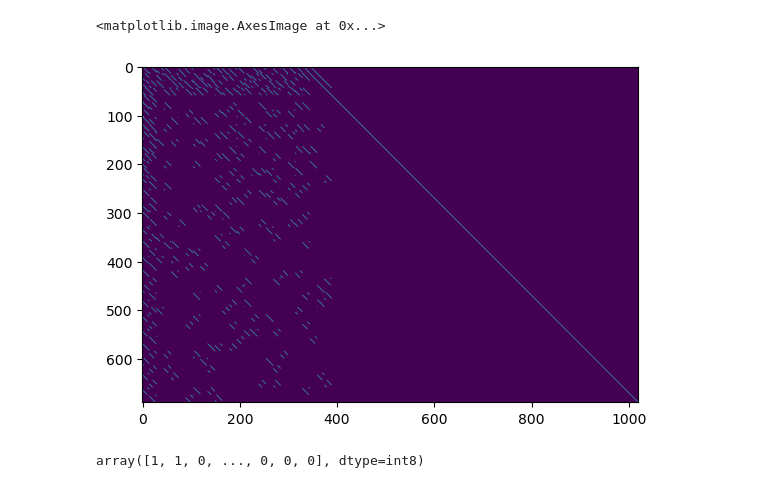
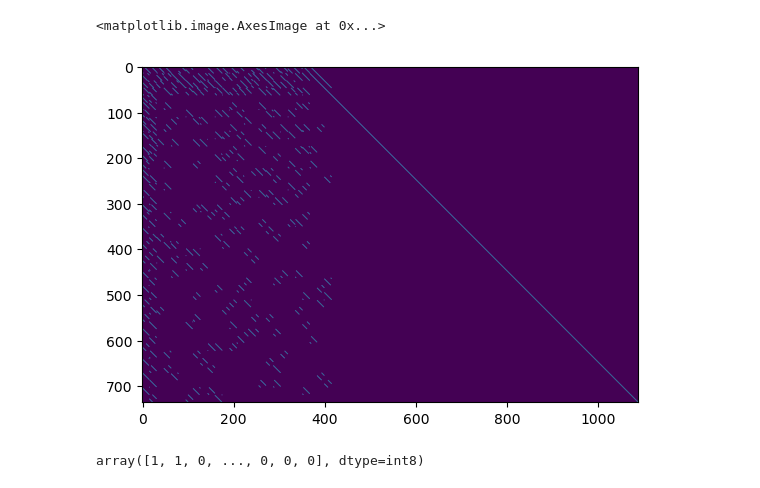
Before and after one commit to mkashani-phd/Secure_Wireless_Relay, a Jupyter notebook: LDPC.ipynb, the cells around one changed output. Cells and saved outputs as stored; diff of their text form; code cells hidden in the pictures.

```diff
--- a/LDPC.ipynb
+++ b/LDPC.ipynb
@@ -63,16 +63,10 @@ def create_5g_nr_parity_check_matrix(base_graph='BG1', Z=4):
     #    BG1 is 46 x 68 in real 5G, BG2 is 42 x 52.
     # ------------------------------------------------
 
-    if base_graph == 'BG1':
-        # Partial BG1 example (4 rows x 6 cols)
-        # Real BG1 is 46 x 68. This is just an example subset:
-        base_graph_matrix = load_base_matrix_from_text('base_matrices/NR_1_7_15.txt')
-    else:
-        # Partial BG2 example (again, not the full matrix)
-        # Real BG2 is 42 x 52.
-        base_graph_matrix = load_base_matrix_from_text('base_matrices/NR_1_1_384.txt')
 
-    R, C = base_graph_matrix.shape
+    base_graph_matrix = load_base_matrix_from_text(base_graph)
+
+
 
     # ------------------------------------------------
     # 2) Expand the base graph
@@ -104,13 +98,13 @@ def create_5g_nr_parity_check_matrix(base_graph='BG1', Z=4):
 # %%
 import matplotlib.pyplot as plt
 import commpy.channelcoding.ldpc as ldpc
 
-H = create_5g_nr_parity_check_matrix(base_graph='BG1', Z=15)*np.eye(15*68)
-ldpc.write_ldpc_params(np.array(H, dtype=np.int8), '5g_nr_ldpc_params.txt')
+H = create_5g_nr_parity_check_matrix(base_graph='base_matrices/NR_1_0_16.txt', Z=16)*np.eye(16*68)
+# ldpc.write_ldpc_params(np.array(H, dtype=np.int8), '5g_nr_ldpc_params.txt')
 plt.imshow(H)
 # %% [output]
 <matplotlib.image.AxesImage at 0x...>
-[figure, old version]
+[figure, new version]
 # %%
 
 wimax = ldpc.get_ldpc_code_params(ldpc_design_filename='5g_nr_ldpc_params.txt', compute_matrix=True)
```
Also changed, not shown: parts of 9 cells of this notebook, 6 other files.
